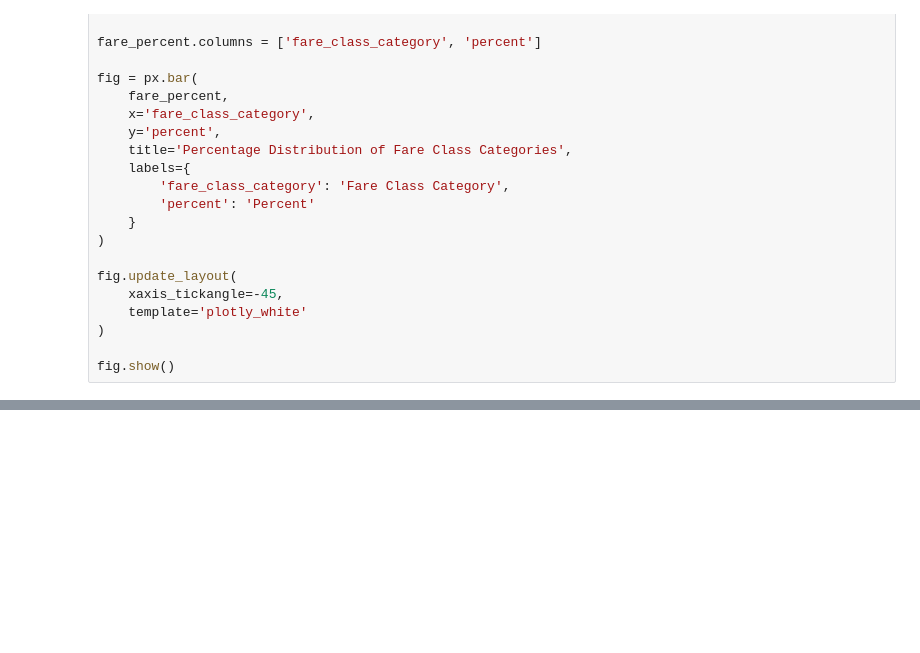
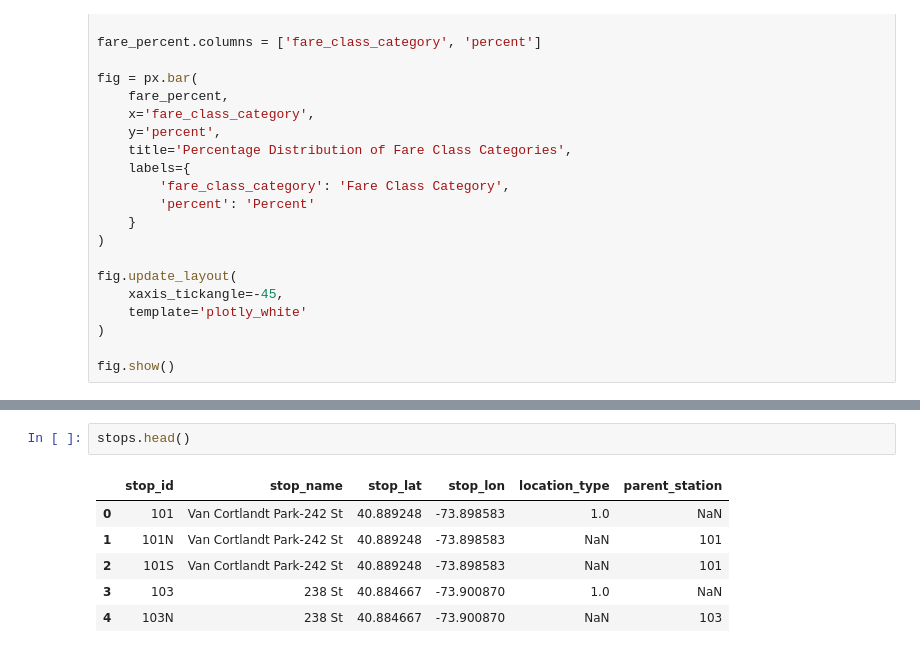
Before and after one commit to nijain7/dsc106_final_project, a Jupyter notebook: route_eda.ipynb, the cells around one changed output, grey strips where cells are left out. Drawn from its saved outputs; the diff is of its cells as text; blank space fills up the shorter version.

```diff
--- a/natalie_eda.ipynb
+++ b/route_eda.ipynb
@@ -159,0 +344,9 @@ fig.show()
+# %%
+stops.head()
+# %% [output]
+|  | stop_id | stop_name | stop_lat | stop_lon | location_type | parent_station |
+| 0 | 101 | Van Cortlandt Park-242 St | 40.889248 | -73.898583 | 1.0 | NaN |
+| 1 | 101N | Van Cortlandt Park-242 St | 40.889248 | -73.898583 | NaN | 101 |
+| 2 | 101S | Van Cortlandt Park-242 St | 40.889248 | -73.898583 | NaN | 101 |
+| 3 | 103 | 238 St | 40.884667 | -73.900870 | 1.0 | NaN |
+| 4 | 103N | 238 St | 40.884667 | -73.900870 | NaN | 103 |
```
Also changed, not shown: parts of 7 cells of this notebook, 14 other files.
